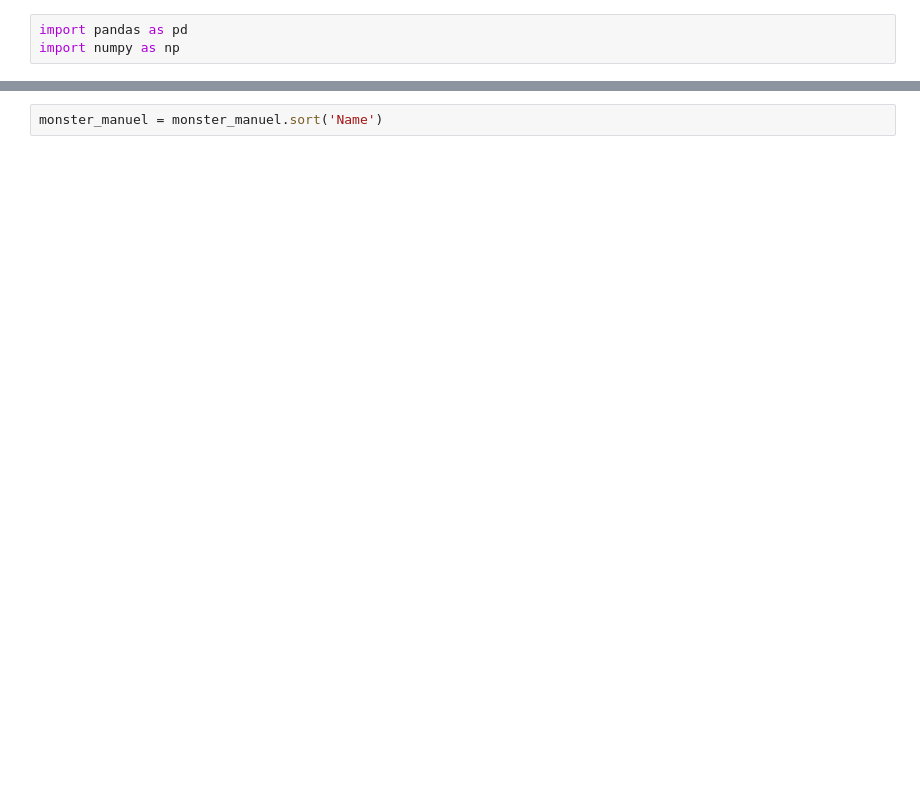
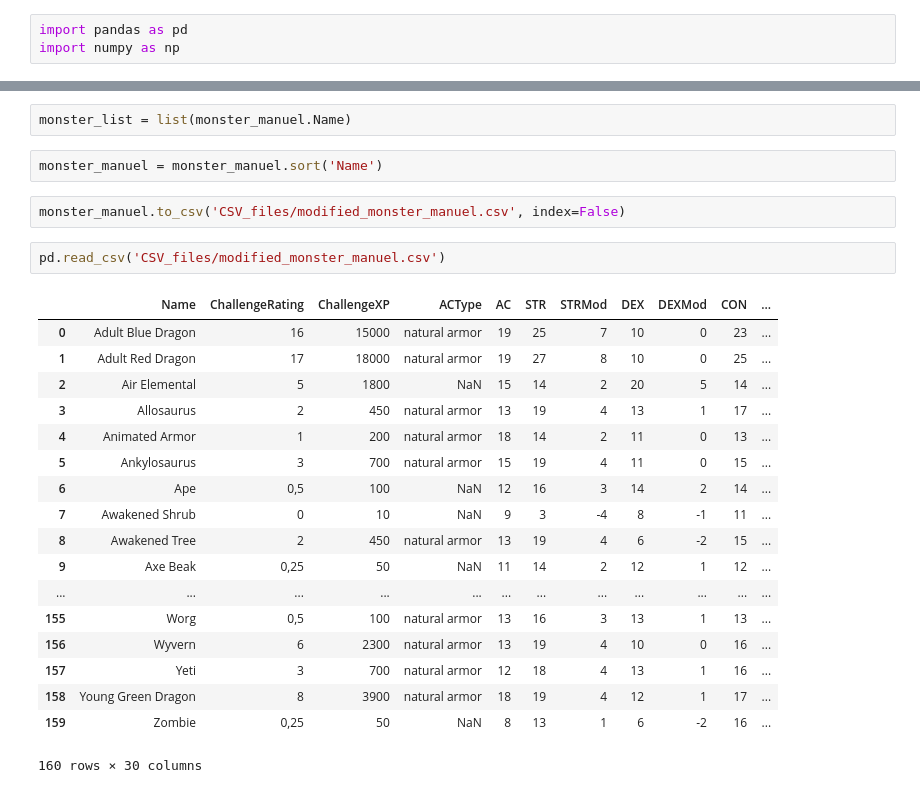
Before and after one commit to BarnetteME1/DnD-stuff, a Jupyter notebook: random_encounters.ipynb, the cells around one changed output, grey strips where cells are left out. Cells and saved outputs as stored; diff of their text form; blank space fills up the shorter version.

```diff
--- a/random_encounters.ipynb
+++ b/random_encounters.ipynb
@@ -29,2 +29,27 @@ xp_thresholds.to_csv('CSV_files/xp_threshold.csv', index=False)
+# %%
+monster_list = list(monster_manuel.Name)
 # %%
 monster_manuel = monster_manuel.sort('Name')
+# %%
+monster_manuel.to_csv('CSV_files/modified_monster_manuel.csv', index=False)
+# %%
+pd.read_csv('CSV_files/modified_monster_manuel.csv')
+# %% [output]
+|  | Name | ChallengeRating | ChallengeXP | ACType | AC | STR | STRMod | DEX | DEXMod | CON | ... |
+| 0 | Adult Blue Dragon | 16 | 15000 | natural armor | 19 | 25 | 7 | 10 | 0 | 23 | ... |
+| 1 | Adult Red Dragon | 17 | 18000 | natural armor | 19 | 27 | 8 | 10 | 0 | 25 | ... |
+| 2 | Air Elemental | 5 | 1800 | NaN | 15 | 14 | 2 | 20 | 5 | 14 | ... |
+| 3 | Allosaurus | 2 | 450 | natural armor | 13 | 19 | 4 | 13 | 1 | 17 | ... |
+| 4 | Animated Armor | 1 | 200 | natural armor | 18 | 14 | 2 | 11 | 0 | 13 | ... |
+| 5 | Ankylosaurus | 3 | 700 | natural armor | 15 | 19 | 4 | 11 | 0 | 15 | ... |
+| 6 | Ape | 0,5 | 100 | NaN | 12 | 16 | 3 | 14 | 2 | 14 | ... |
+| 7 | Awakened Shrub | 0 | 10 | NaN | 9 | 3 | -4 | 8 | -1 | 11 | ... |
+| 8 | Awakened Tree | 2 | 450 | natural armor | 13 | 19 | 4 | 6 | -2 | 15 | ... |
+| 9 | Axe Beak | 0,25 | 50 | NaN | 11 | 14 | 2 | 12 | 1 | 12 | ... |
+| ... | ... | ... | ... | ... | ... | ... | ... | ... | ... | ... | ... |
+| 155 | Worg | 0,5 | 100 | natural armor | 13 | 16 | 3 | 13 | 1 | 13 | ... |
+| 156 | Wyvern | 6 | 2300 | natural armor | 13 | 19 | 4 | 10 | 0 | 16 | ... |
+| 157 | Yeti | 3 | 700 | natural armor | 12 | 18 | 4 | 13 | 1 | 16 | ... |
+| 158 | Young Green Dragon | 8 | 3900 | natural armor | 18 | 19 | 4 | 12 | 1 | 17 | ... |
+| 159 | Zombie | 0,25 | 50 | NaN | 8 | 13 | 1 | 6 | -2 | 16 | ... |
+160 rows × 30 columns
```
Also changed, not shown: parts of 7 cells of this notebook, 1 other file.
